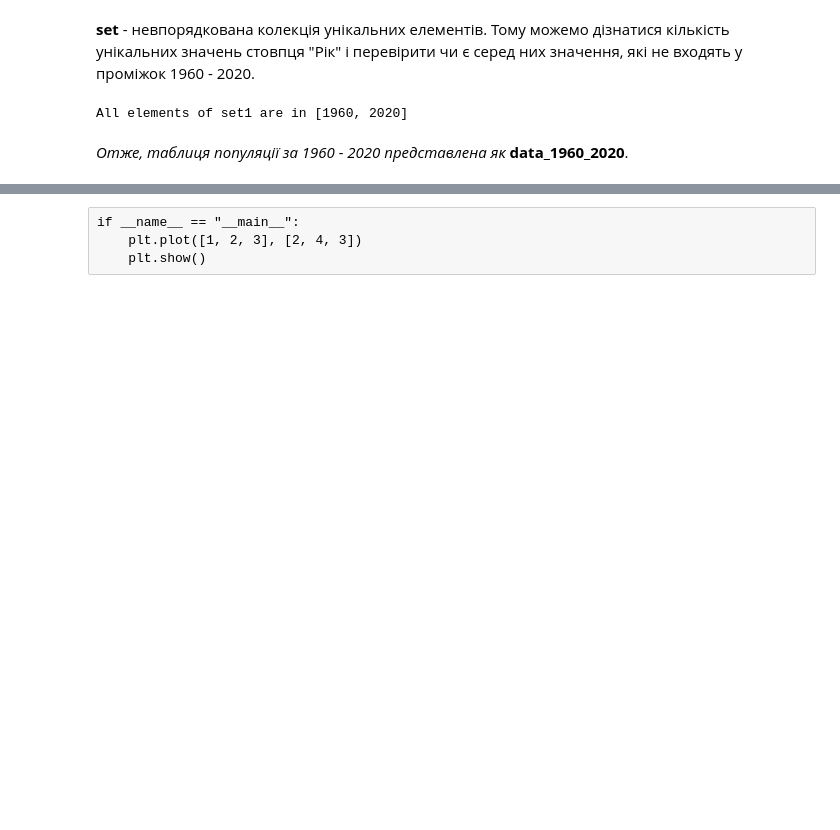
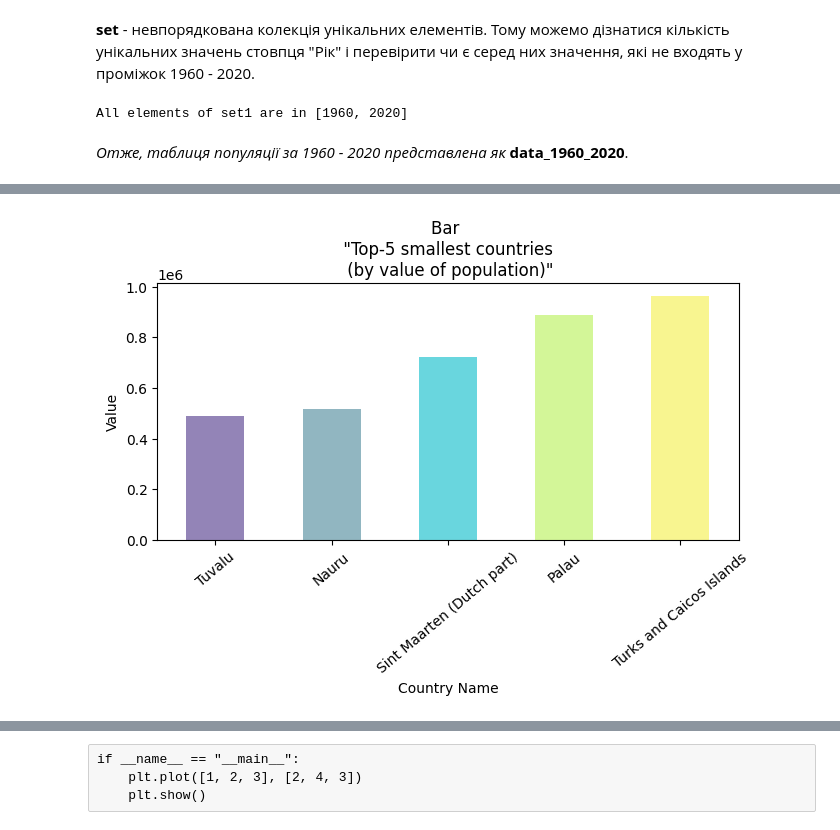
Before and after one commit to alenaporoskun/ssu_2023_pbd, a Jupyter notebook: labs/lab7/samples/sample.ipynb, the cells around one changed output, grey strips where cells are left out. Cells and saved outputs as stored; diff of their text form; code cells hidden in the pictures; blank space fills up the shorter version.

```diff
--- a/labs/lab7/samples/sample.ipynb
+++ b/labs/lab7/samples/sample.ipynb
@@ -157,0 +125,25 @@ Name: Value, dtype: int64
+# %%
+count = 5 # count of countries for the top
+grouped_df = data_1960_2020.groupby('Country Name')['Value'].sum()
+top = grouped_df.sort_values(ascending=True).head(count)
+
+#names_coutry = [top.index[i] for i in range(len(top))]
+
+fig, ax = plt.subplots(figsize=(count*1.5, count/1.5))
+
+#color_rectangle = np.random.rand(count, 3)    # RGB
+color_rectangle = [
+    [0.57745045, 0.51609339, 0.71706274],
+    [0.56698063, 0.71535438, 0.75541086],
+    [0.41062479, 0.8407867,  0.87001545],
+    [0.82670165, 0.96549147, 0.59721125],
+    [0.9737108,  0.96112498, 0.56562821] ]
+
+res = top.plot(kind = 'bar', x="Country Name", y="Value", label="Value", color = color_rectangle).get_figure()
+ax.tick_params(axis='x', labelrotation=40)
+plt.title('Bar \n "Top-'f'{count}' ' smallest countries \n (by value of population)"')
+plt.ylabel('Value')
+plt.xlabel('Country Name')
+res.savefig('./tables and graphs/bar1_population.png', bbox_inches='tight')
+# %% [output]
+[figure, added]
```
Also changed, not shown: parts of 8 cells of this notebook, 5 other files.
